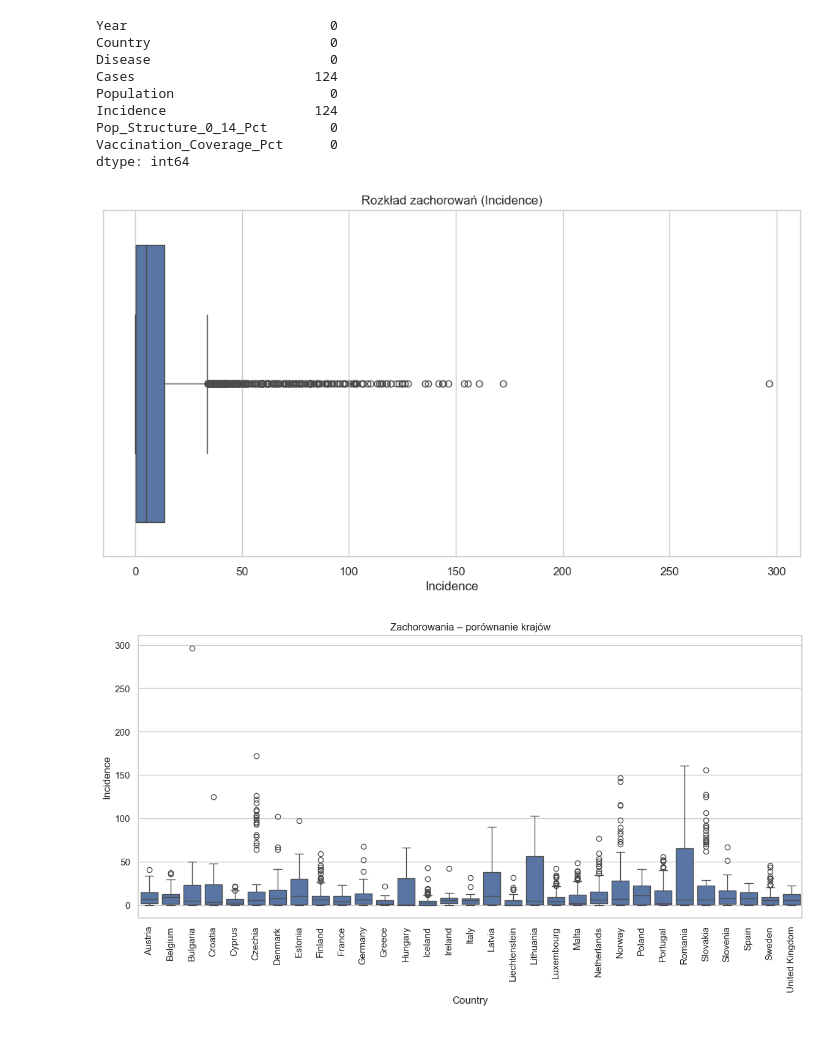
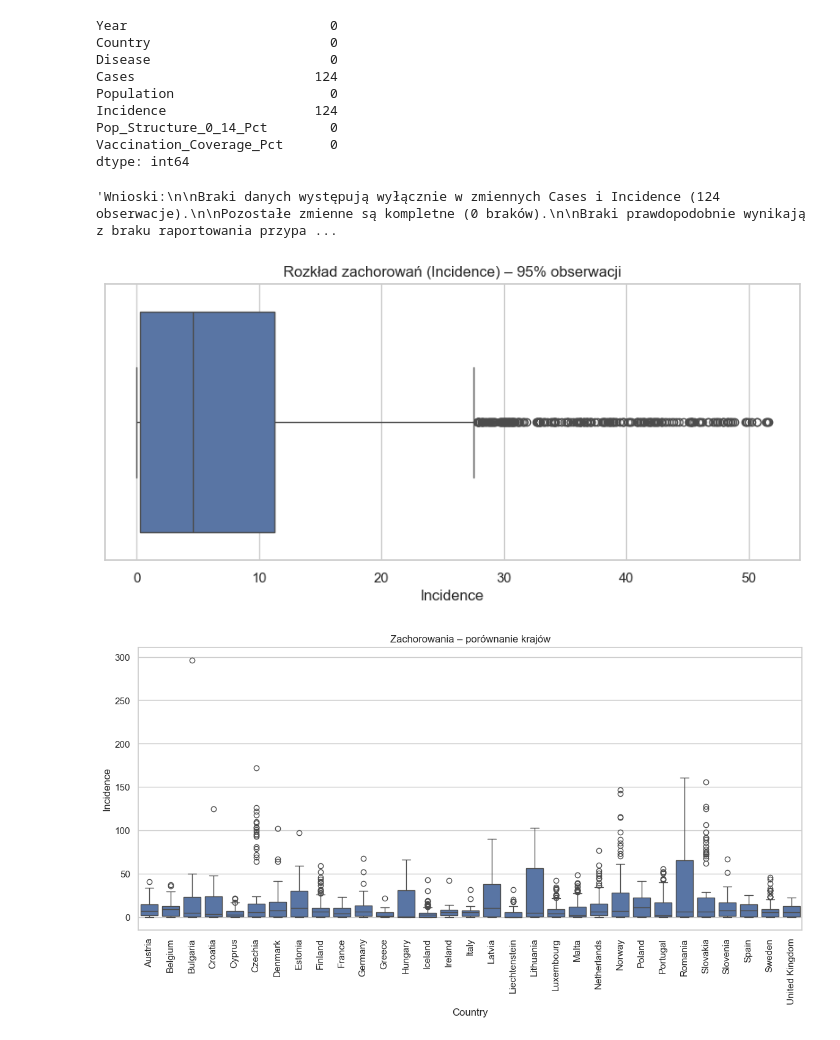
Before and after one commit to Baartek57548/ProjektChorobyZakazne, a Jupyter notebook: data_works/trends.ipynb, the cells around one changed output. Saved outputs shown, nothing was run; the diff lists cells and outputs as text; code cells hidden in the pictures.

Commit message:
dodano wnioski i rekomendacje

```diff
--- a/data_works/trends.ipynb
+++ b/data_works/trends.ipynb
@@ -58,12 +74,32 @@ Incidence                   124
 Pop_Structure_0_14_Pct        0
 Vaccination_Coverage_Pct      0
 dtype: int64
+# %%
+"""Wnioski:
+
+Braki danych występują wyłącznie w zmiennych Cases i Incidence (124 obserwacje).
+
+Pozostałe zmienne są kompletne (0 braków).
+
+Braki prawdopodobnie wynikają z braku raportowania przypadków, a nie z błędów danych.
+
+📌 Znaczenie analityczne:
+Dane są wysokiej jakości; braki są logiczne i ograniczone."""
+# %% [output]
+'Wnioski:\n\nBraki danych występują wyłącznie w zmiennych Cases i Incidence (124 obserwacje).\n\nPozostałe zmienne są kompletne (0 braków).\n\nBraki prawdopodobnie wynikają z braku raportowania przypa ...
 # %%
-sns.boxplot(data=df, x="Incidence")
-plt.title("Rozkład zachorowań (Incidence)")
+upper_limit = df["Incidence"].quantile(0.95)
+
+plt.figure(figsize=(10,4))
+sns.boxplot(
+    data=df[df["Incidence"] <= upper_limit],
+    x="Incidence"
+)
+plt.title("Rozkład zachorowań (Incidence) – 95% obserwacji")
+plt.xlabel("Incidence")
 plt.show()
 # %% [output]
-[figure, old version]
+[figure, new version]
 # %%
 plt.figure(figsize=(14,6))
 sns.boxplot(data=df, x="Country", y="Incidence")
```
Also changed, not shown: parts of 10 cells of this notebook.
